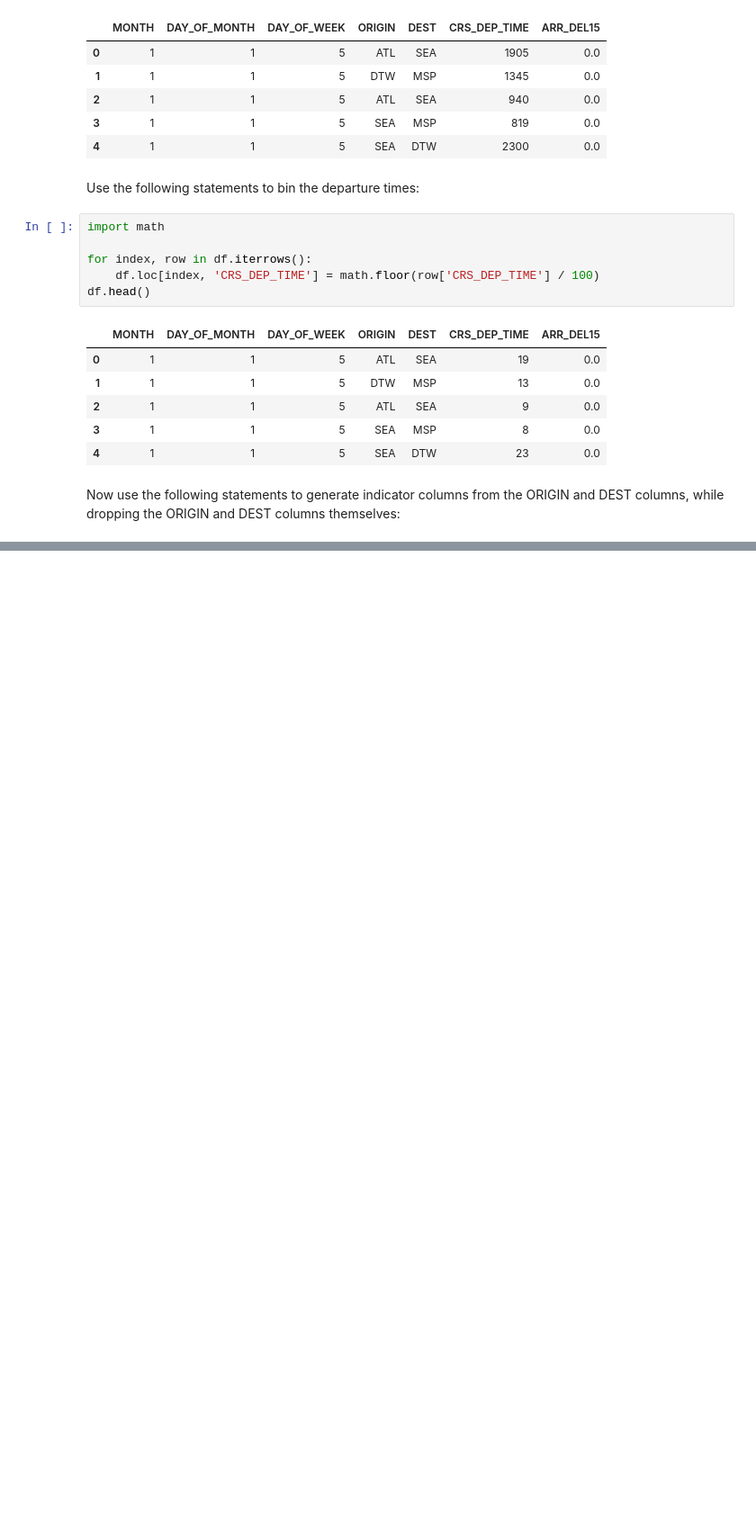
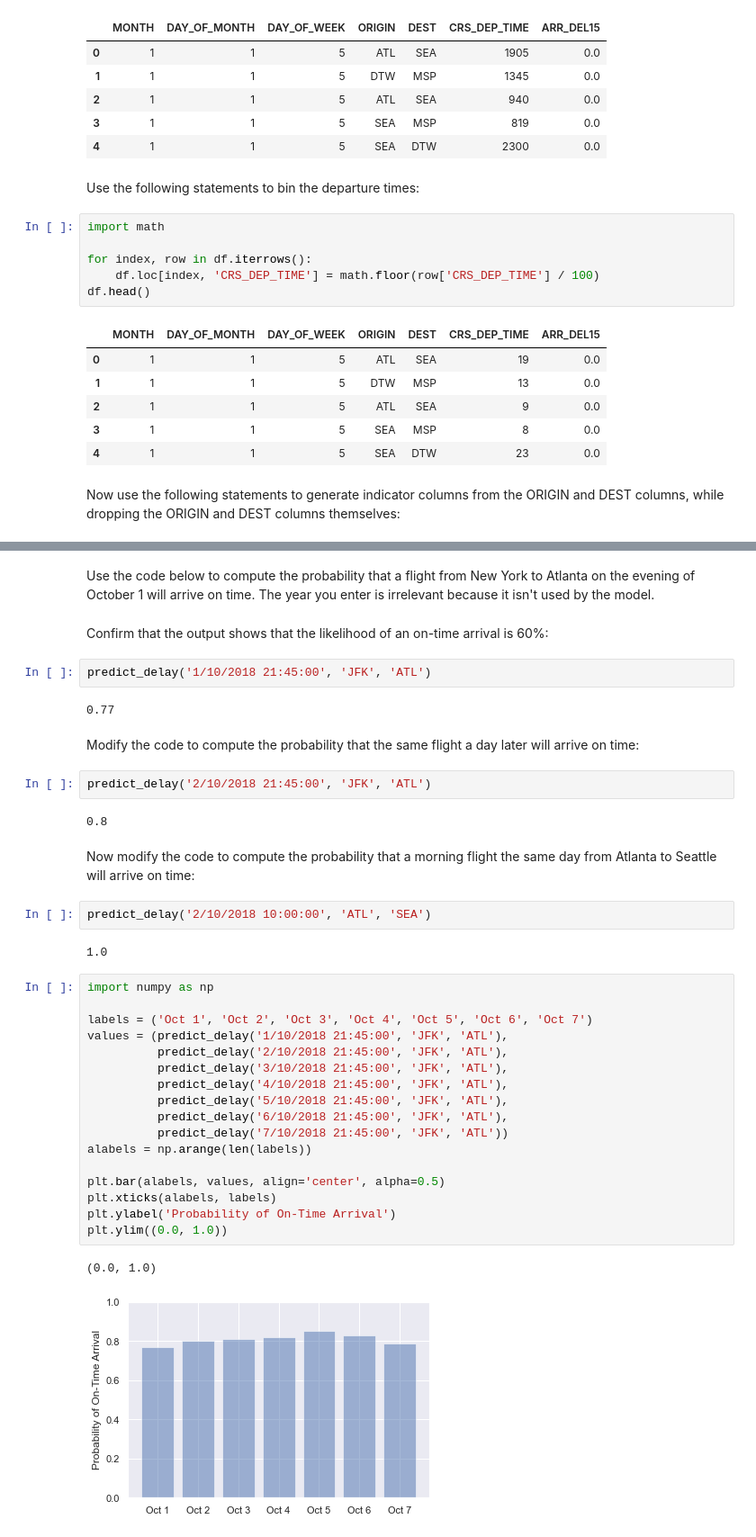
Before and after one commit to flegaspi700/ML-FML, a Jupyter notebook: Azure/Predict Flight Delays.ipynb, the cells around one changed output, grey strips where cells are left out. Shown: that part at 90% size. Drawn from its saved outputs; the diff is of its cells as text; blank space fills up the shorter version.

```diff
--- a/Azure/Predict Flight Delays.ipynb
+++ b/Azure/Predict Flight Delays.ipynb
@@ -167,0 +319,40 @@ df.head()
+# %% [markdown]
+Use the code below to compute the probability that a flight from New York to Atlanta on the evening of October 1 will arrive on time. The year you enter is irrelevant because it isn't used by the model.
+# %% [markdown]
+Confirm that the output shows that the likelihood of an on-time arrival is 60%:
+# %%
+predict_delay('1/10/2018 21:45:00', 'JFK', 'ATL')
+# %% [output]
+0.77
+# %% [markdown]
+Modify the code to compute the probability that the same flight a day later will arrive on time:
+# %%
+predict_delay('2/10/2018 21:45:00', 'JFK', 'ATL')
+# %% [output]
+0.8
+# %% [markdown]
+Now modify the code to compute the probability that a morning flight the same day from Atlanta to Seattle will arrive on time:
+# %%
+predict_delay('2/10/2018 10:00:00', 'ATL', 'SEA')
+# %% [output]
+1.0
+# %%
+import numpy as np
+
+labels = ('Oct 1', 'Oct 2', 'Oct 3', 'Oct 4', 'Oct 5', 'Oct 6', 'Oct 7')
+values = (predict_delay('1/10/2018 21:45:00', 'JFK', 'ATL'),
+          predict_delay('2/10/2018 21:45:00', 'JFK', 'ATL'),
+          predict_delay('3/10/2018 21:45:00', 'JFK', 'ATL'),
+          predict_delay('4/10/2018 21:45:00', 'JFK', 'ATL'),
+          predict_delay('5/10/2018 21:45:00', 'JFK', 'ATL'),
+          predict_delay('6/10/2018 21:45:00', 'JFK', 'ATL'),
+          predict_delay('7/10/2018 21:45:00', 'JFK', 'ATL'))
+alabels = np.arange(len(labels))
+
+plt.bar(alabels, values, align='center', alpha=0.5)
+plt.xticks(alabels, labels)
+plt.ylabel('Probability of On-Time Arrival')
+plt.ylim((0.0, 1.0))
+# %% [output]
+(0.0, 1.0)
+[figure, added]
```
Also changed, not shown: parts of 33 cells of this notebook.
